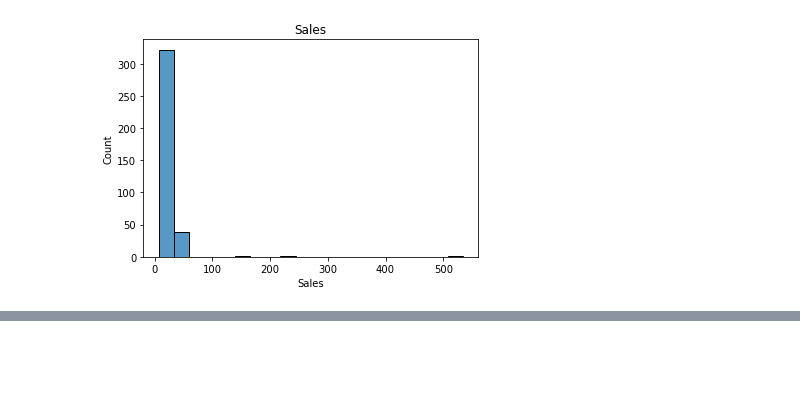
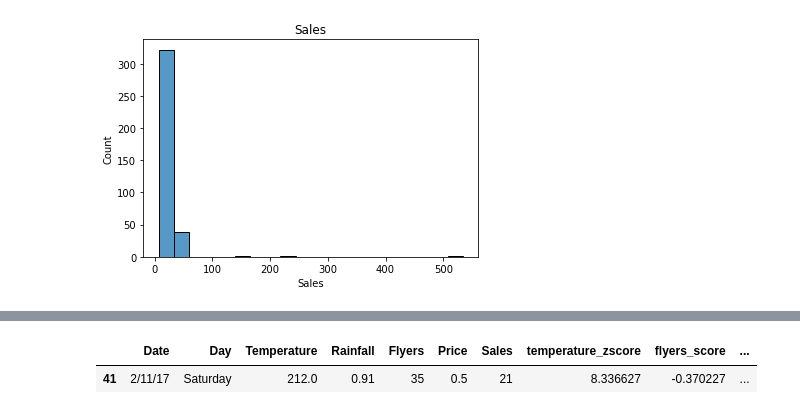
Before and after one commit to greg-maggard/anomaly_detection_exercises, a Jupyter notebook: continuous_probabilistic_methods.ipynb, the cells around one changed output, grey strips where cells are left out. Saved outputs shown, nothing was run; the diff lists cells and outputs as text; code cells hidden in the pictures; blank space fills up the shorter version.

```diff
--- a/continuous_probabilistic_methods.ipynb
+++ b/continuous_probabilistic_methods.ipynb
@@ -339,0 +385,6 @@ for col in cols[2:]:
+# %%
+#Temperatures more than three z-scores from the mean:
+df[df['temperature_zscore'].abs() > 3]
+# %% [output]
+|  | Date | Day | Temperature | Rainfall | Flyers | Price | Sales | temperature_zscore | flyers_score | ... |
+| 41 | 2/11/17 | Saturday | 212.0 | 0.91 | 35 | 0.5 | 21 | 8.336627 | -0.370227 | ... |
```
Also changed, not shown: parts of 15 cells of this notebook, 2 other files.
